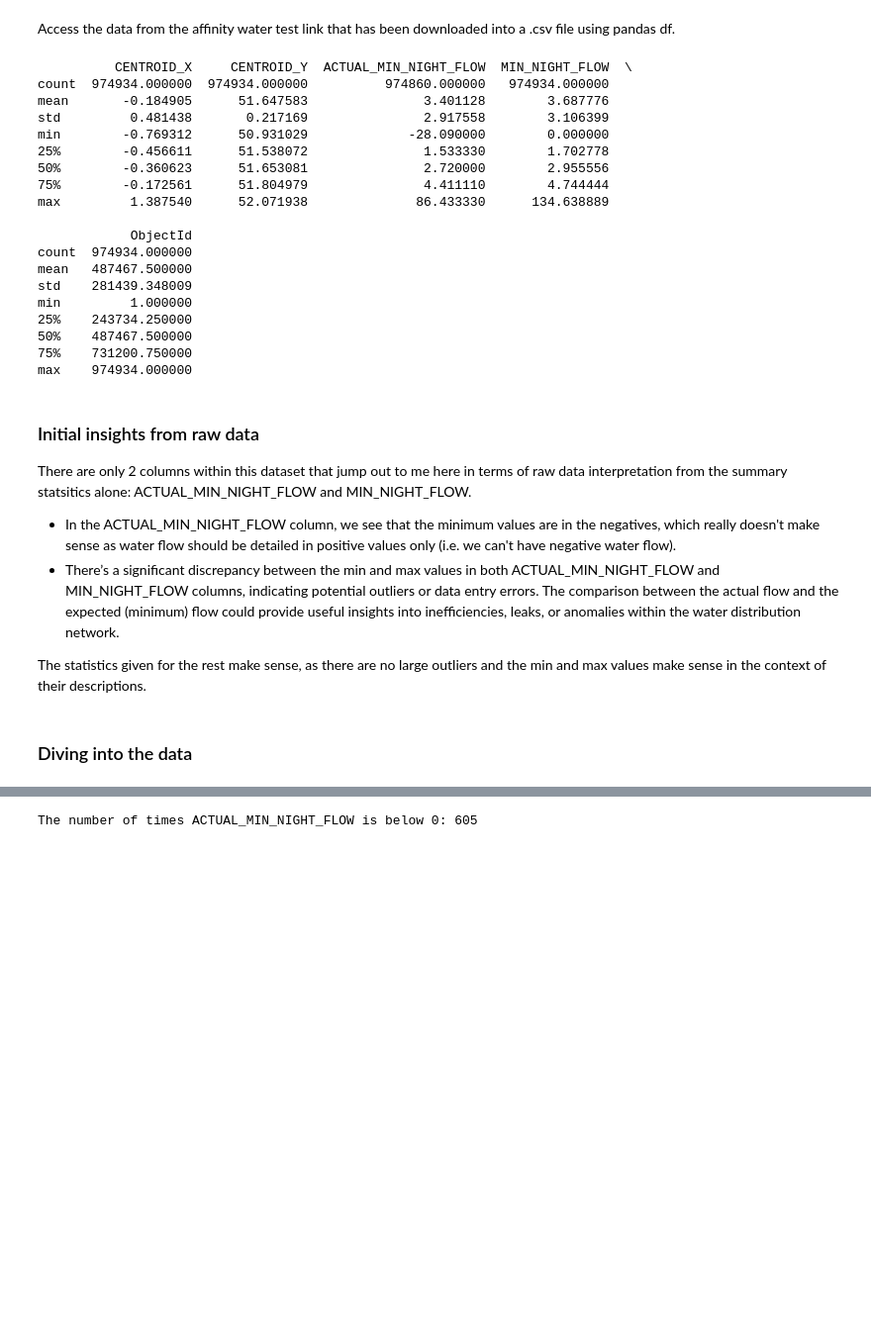
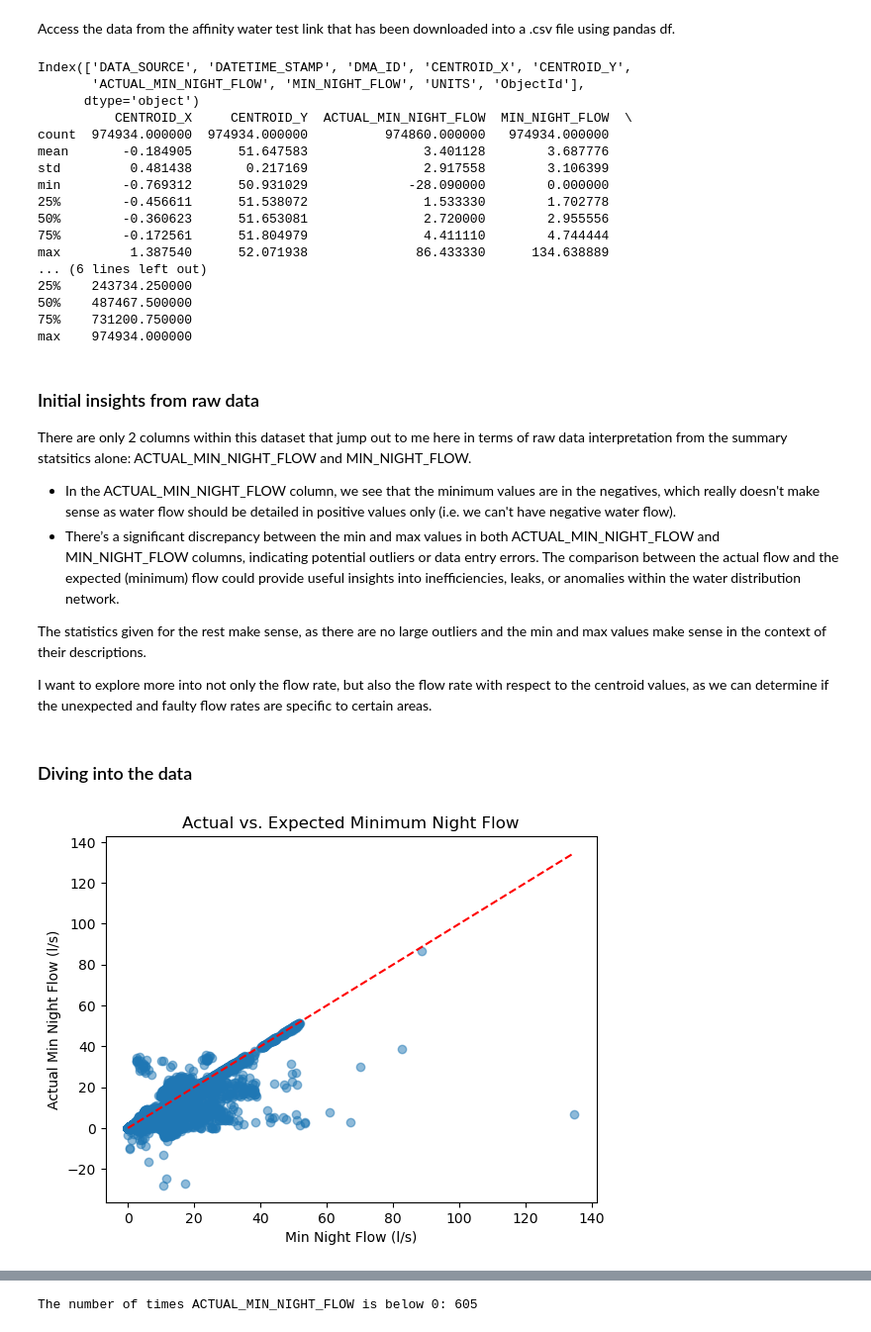
Before and after one commit to sofieseilnacht/water_usage_analysis, a Jupyter notebook: water_usage_analysis.ipynb, the cells around one changed output, grey strips where cells are left out. Shown at 99% size. Cells and saved outputs as stored; diff of their text form; code cells hidden in the pictures; blank space fills up the shorter version.

```diff
--- a/water_usage_analysis.ipynb
+++ b/water_usage_analysis.ipynb
@@ -10,11 +10,15 @@ Access the data from the affinity water test link that has been downloaded into
 # %%
 # Read the CSV file into a pandas DataFrame
 df = pd.read_csv('Affinity_Water_Night_flow_Monitoring.csv')
+print(df.columns)
 
 # Generate summary statistics
 summary_stats = df.describe()
 print(summary_stats)
 # %% [output]
+Index(['DATA_SOURCE', 'DATETIME_STAMP', 'DMA_ID', 'CENTROID_X', 'CENTROID_Y',
+       'ACTUAL_MIN_NIGHT_FLOW', 'MIN_NIGHT_FLOW', 'UNITS', 'ObjectId'],
+      dtype='object')
           CENTROID_X     CENTROID_Y  ACTUAL_MIN_NIGHT_FLOW  MIN_NIGHT_FLOW  \
 count  974934.000000  974934.000000          974860.000000   974934.000000
 mean       -0.184905      51.647583               3.401128        3.687776
@@ -24,12 +28,7 @@ min        -0.769312      50.931029             -28.090000        0.000000
 50%        -0.360623      51.653081               2.720000        2.955556
 75%        -0.172561      51.804979               4.411110        4.744444
 max         1.387540      52.071938              86.433330      134.638889
-
-            ObjectId
-count  974934.000000
-mean   487467.500000
-std    281439.348009
-min         1.000000
+... (6 lines left out)
 25%    243734.250000
 50%    487467.500000
 75%    731200.750000
@@ -42,6 +41,8 @@ There are only 2 columns within this dataset that jump out to me here in terms o
 - There’s a significant discrepancy between the min and max values in both ACTUAL_MIN_NIGHT_FLOW and MIN_NIGHT_FLOW columns, indicating potential outliers or data entry errors. The comparison between the actual flow and the expected (minimum) flow could provide useful insights into inefficiencies, leaks, or anomalies within the water distribution network.
 
 The statistics given for the rest make sense, as there are no large outliers and the min and max values make sense in the context of their descriptions.
+
+I want to explore more into not only the flow rate, but also the flow rate with respect to the centroid values, as we can determine if the unexpected and faulty flow rates are specific to certain areas.
 # %% [markdown]
 ### Diving into the data
 # %%
@@ -50,0 +54,9 @@ min_night_flow = df['MIN_NIGHT_FLOW']
+# %%
+plt.scatter(df['MIN_NIGHT_FLOW'], df['ACTUAL_MIN_NIGHT_FLOW'], alpha=0.5)
+plt.plot([0, max(df['MIN_NIGHT_FLOW'])], [0, max(df['MIN_NIGHT_FLOW'])], color='red', linestyle='--')
+plt.xlabel('Min Night Flow (l/s)')
+plt.ylabel('Actual Min Night Flow (l/s)')
+plt.title('Actual vs. Expected Minimum Night Flow')
+plt.show()
+# %% [output]
+[figure, added]
```
Also changed, not shown: parts of 18 cells of this notebook.
